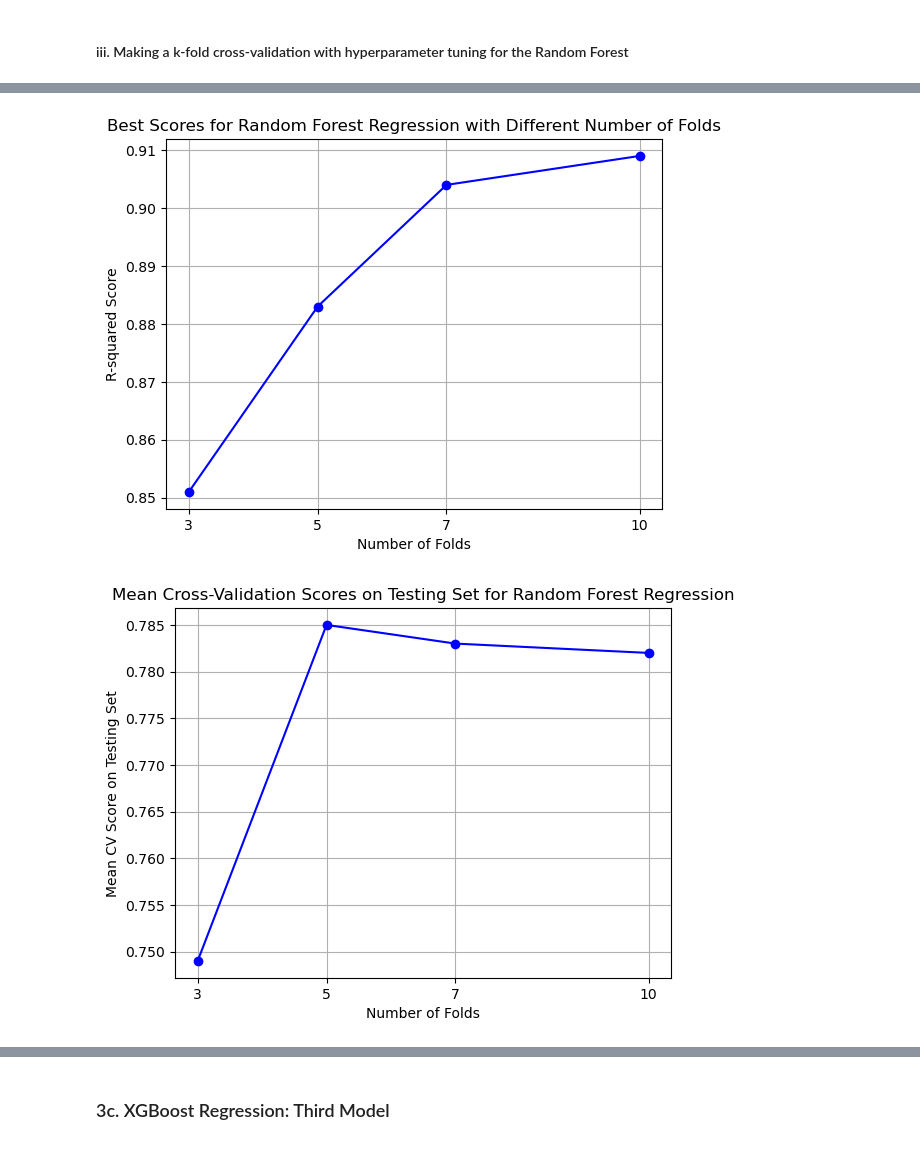
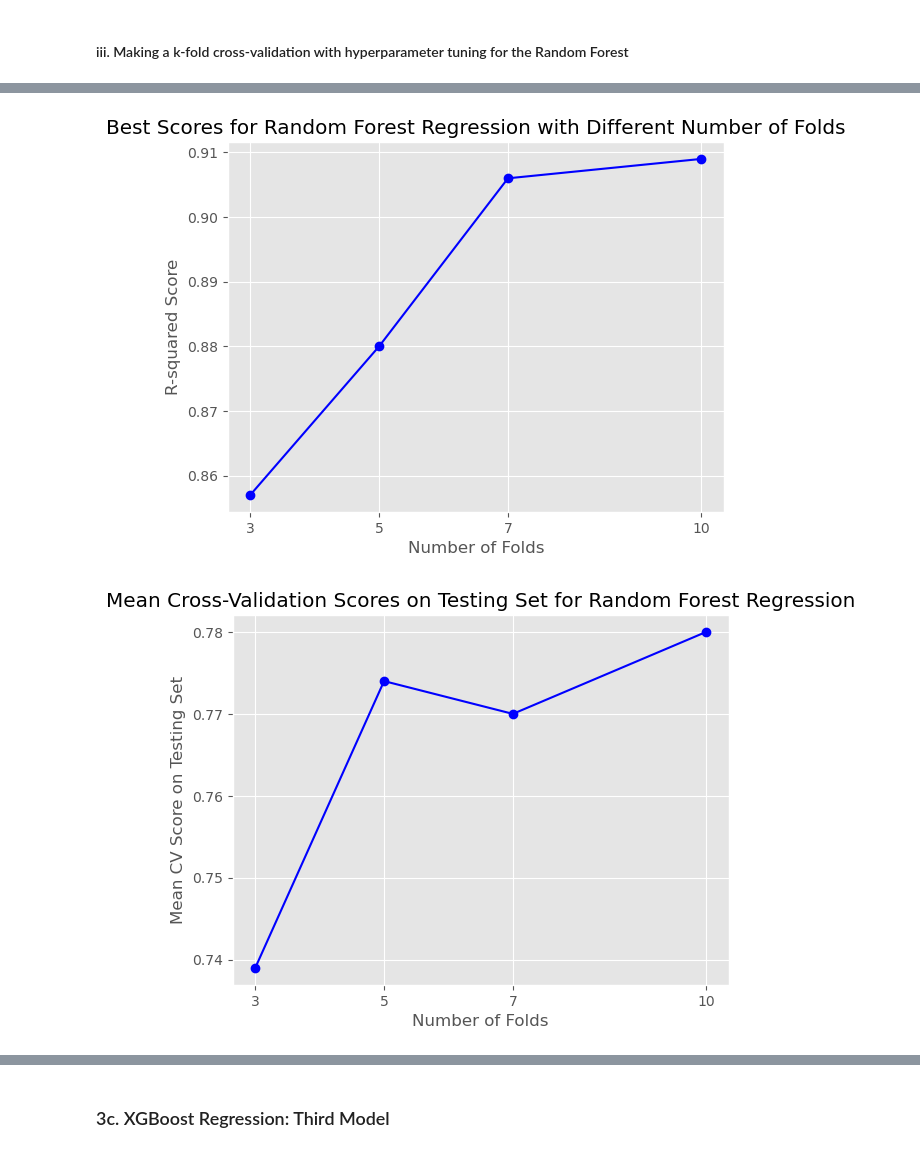
Before and after one commit to aysebsengul/Capstone_2_Water-Quality-Index, a Jupyter notebook: 5_Modeling.ipynb, the cells around one changed output, grey strips where cells are left out. Saved outputs shown, nothing was run; the diff lists cells and outputs as text; code cells hidden in the pictures.

```diff
--- a/5_Modeling.ipynb
+++ b/5_Modeling.ipynb
@@ -5,6 +5,8 @@ import numpy as np
 import pandas as pd
 import matplotlib.pyplot as plt
 import seaborn as sns
+
+plt.style.use('ggplot')
 
 from sklearn.model_selection import cross_val_score, KFold
 from sklearn.linear_model import LinearRegression, Lasso, Ridge
@@ -386,26 +442,26 @@ Standard deviation in cross-validation scores on testing set: 0.0988417286555645
 # %%
 # Define the number of folds
 num_folds = [3, 5, 7, 10]
 
 # Define the best scores obtained during cross-validation
-best_scores = [0.851, 0.883, 0.904, 0.909]
+best_scores = [0.857, 0.880, 0.906, 0.909]
 
 # Plot the best scores for each fold
 plt.plot(num_folds, best_scores, marker='o', color='b', linestyle='-')
 plt.title('Best Scores for Random Forest Regression with Different Number of Folds')
 plt.xlabel('Number of Folds')
 plt.ylabel('R-squared Score')
 plt.xticks(num_folds)
 plt.grid(True)
 plt.show()
 # %% [output]
-[figure, old version]
+[figure, new version]
 # %%
 # Define the number of folds
 num_folds = [3, 5, 7, 10]
 
 # Define the mean cross-validation scores on the testing set
-mean_cv_scores = [0.749, 0.785, 0.783, 0.782]
+mean_cv_scores = [0.739, 0.774, 0.770, 0.780]
 
 # Plot the mean cross-validation scores for each fold
 plt.plot(num_folds, mean_cv_scores, marker='o', color='b', linestyle='-')
@@ -416,5 +472,5 @@ plt.xticks(num_folds)
 plt.grid(True)
 plt.show()
 # %% [output]
-[figure, old version]
+[figure, new version]
 # %% [markdown]
```
Also changed, not shown: parts of 19 cells of this notebook.
